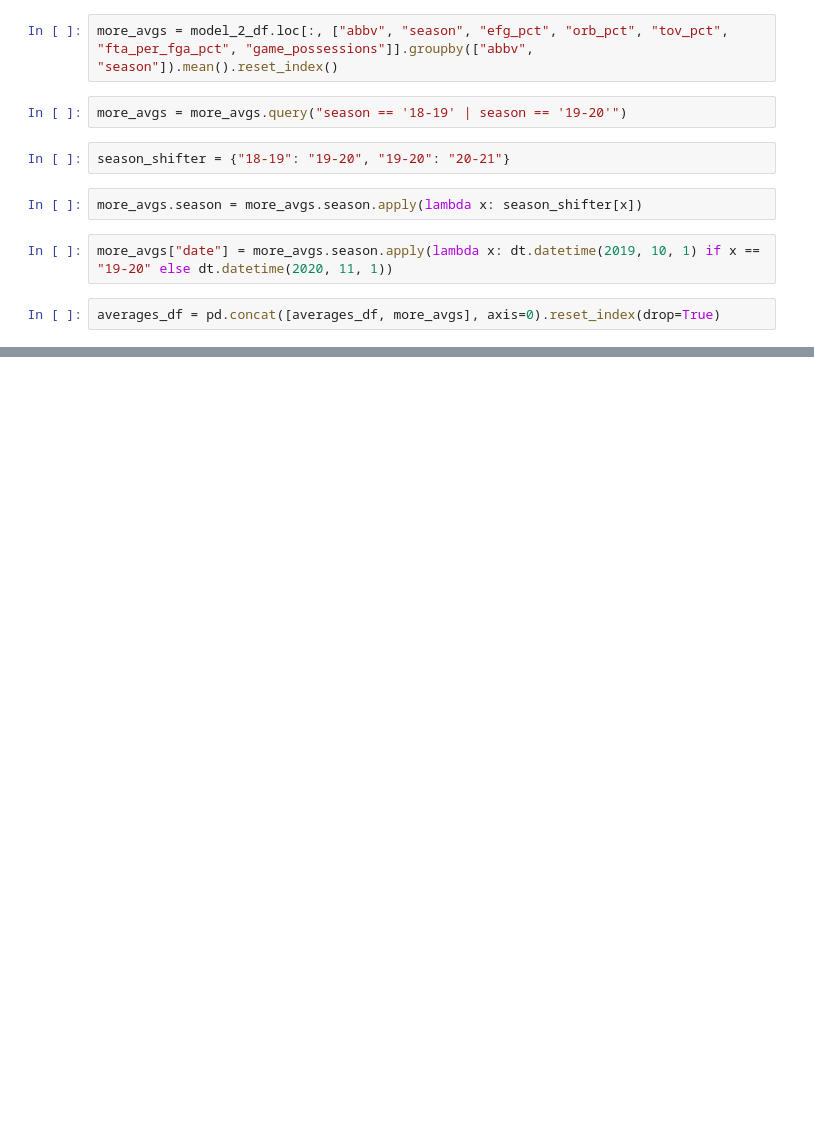
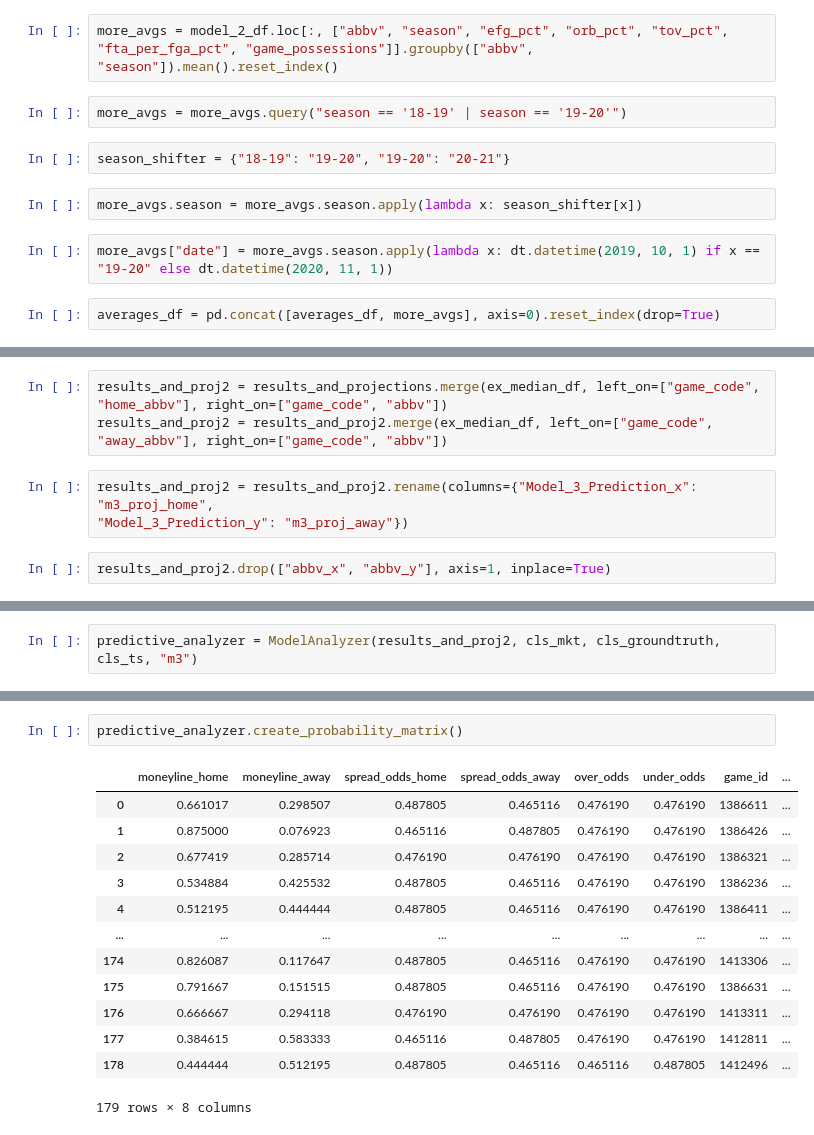
Before and after one commit to kyle-rgb/NBA_Sportsbook_Project, a Jupyter notebook: notebooks/Modeling.ipynb, the cells around one changed output, grey strips where cells are left out. Cells and saved outputs as stored; diff of their text form; blank space fills up the shorter version.

Commit message:
Evaluated and Selected Specific Predictive Model

```diff
--- a/notebooks/Modeling.ipynb
+++ b/notebooks/Modeling.ipynb
@@ -1024,0 +1018,8 @@ makeModel(10, "expanding", "median")
+# %%
+results_and_proj2 = results_and_projections.merge(ex_median_df, left_on=["game_code", "home_abbv"], right_on=["game_code", "abbv"])
+results_and_proj2 = results_and_proj2.merge(ex_median_df, left_on=["game_code", "away_abbv"], right_on=["game_code", "abbv"])
+# %%
+results_and_proj2 = results_and_proj2.rename(columns={"Model_3_Prediction_x": "m3_proj_home",
+"Model_3_Prediction_y": "m3_proj_away"})
+# %%
+results_and_proj2.drop(["abbv_x", "abbv_y"], axis=1, inplace=True)
@@ -1024,0 +1120,2 @@ makeModel(10, "expanding", "median")
+# %%
+predictive_analyzer = ModelAnalyzer(results_and_proj2, cls_mkt, cls_groundtruth, cls_ts, "m3")
@@ -1024,0 +1138,16 @@ makeModel(10, "expanding", "median")
+# %%
+predictive_analyzer.create_probability_matrix()
+# %% [output]
+|  | moneyline_home | moneyline_away | spread_odds_home | spread_odds_away | over_odds | under_odds | game_id | ... |
+| 0 | 0.661017 | 0.298507 | 0.487805 | 0.465116 | 0.476190 | 0.476190 | 1386611 | ... |
+| 1 | 0.875000 | 0.076923 | 0.465116 | 0.487805 | 0.476190 | 0.476190 | 1386426 | ... |
+| 2 | 0.677419 | 0.285714 | 0.476190 | 0.476190 | 0.476190 | 0.476190 | 1386321 | ... |
+| 3 | 0.534884 | 0.425532 | 0.487805 | 0.465116 | 0.476190 | 0.476190 | 1386236 | ... |
+| 4 | 0.512195 | 0.444444 | 0.487805 | 0.465116 | 0.476190 | 0.476190 | 1386411 | ... |
+| ... | ... | ... | ... | ... | ... | ... | ... | ... |
+| 174 | 0.826087 | 0.117647 | 0.487805 | 0.465116 | 0.476190 | 0.476190 | 1413306 | ... |
+| 175 | 0.791667 | 0.151515 | 0.487805 | 0.465116 | 0.476190 | 0.476190 | 1386631 | ... |
+| 176 | 0.666667 | 0.294118 | 0.476190 | 0.476190 | 0.476190 | 0.476190 | 1413311 | ... |
+| 177 | 0.384615 | 0.583333 | 0.465116 | 0.487805 | 0.476190 | 0.476190 | 1412811 | ... |
+| 178 | 0.444444 | 0.512195 | 0.487805 | 0.465116 | 0.465116 | 0.487805 | 1412496 | ... |
+179 rows × 8 columns
```
Also changed, not shown: parts of 100 cells of this notebook.
